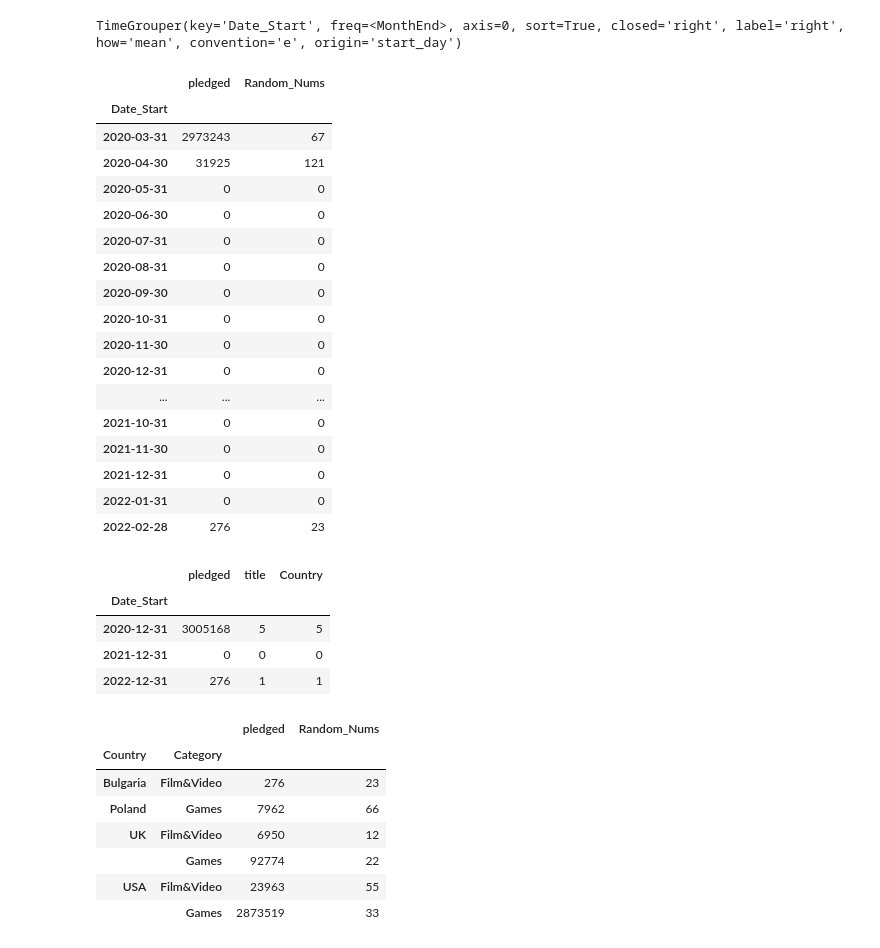
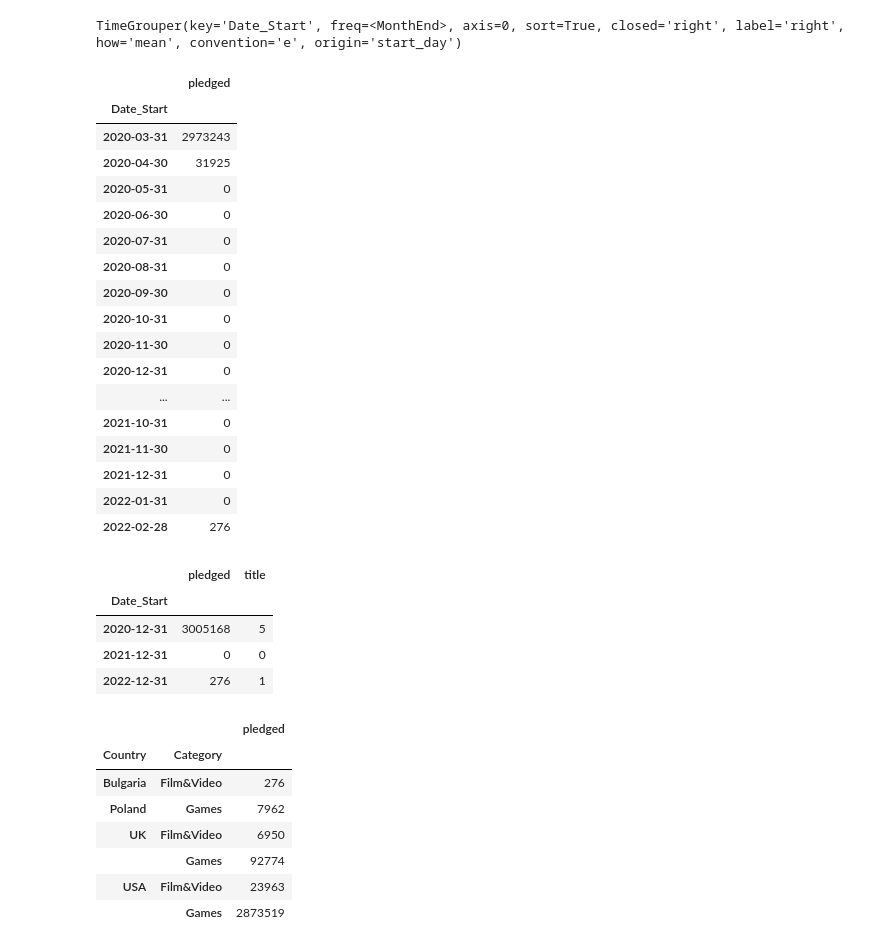
Before and after one commit to damians1982/somepandas, a Jupyter notebook: group_by.ipynb, the cells around one changed output. Drawn from its saved outputs; the diff is of its cells as text; code cells hidden in the pictures.

```diff
--- a/group_by.ipynb
+++ b/group_by.ipynb
@@ -18,6 +18,6 @@ random_nums = [22,33,66,23,55,12]
 #ta kolumna to moja inwencja (spoza kursu Kodilli, chcialem zobaczyc jak zadzialaja funkcje agregujace)
 # %%
-df = pd.DataFrame({'Category': category,'title':title,'pledged':pledged,'Country': country,'Date_Start': date_start,'Random_Nums':random_nums})
+df = pd.DataFrame({'Category': category,'title':title,'pledged':pledged,'Country': country,'Date_Start': date_start})
 # %%
 df
 # %% [output]
@@ -82,40 +82,40 @@ TimeGrouper(key='Date_Start', freq=<MonthEnd>, axis=0, sort=True, closed='right'
 # %%
 df.groupby(pd.Grouper(key='Date_Start',freq='M')).sum()
 # %% [output]
-|  | pledged | Random_Nums |
-| Date_Start |  |  |
-| 2020-03-31 | 2973243 | 67 |
-| 2020-04-30 | 31925 | 121 |
-| 2020-05-31 | 0 | 0 |
-| 2020-06-30 | 0 | 0 |
-| 2020-07-31 | 0 | 0 |
-| 2020-08-31 | 0 | 0 |
-| 2020-09-30 | 0 | 0 |
-| 2020-10-31 | 0 | 0 |
-| 2020-11-30 | 0 | 0 |
-| 2020-12-31 | 0 | 0 |
-| ... | ... | ... |
-| 2021-10-31 | 0 | 0 |
-| 2021-11-30 | 0 | 0 |
-| 2021-12-31 | 0 | 0 |
-| 2022-01-31 | 0 | 0 |
-| 2022-02-28 | 276 | 23 |
+|  | pledged |
+| Date_Start |  |
+| 2020-03-31 | 2973243 |
+| 2020-04-30 | 31925 |
+| 2020-05-31 | 0 |
+| 2020-06-30 | 0 |
+| 2020-07-31 | 0 |
+| 2020-08-31 | 0 |
+| 2020-09-30 | 0 |
+| 2020-10-31 | 0 |
+| 2020-11-30 | 0 |
+| 2020-12-31 | 0 |
+| ... | ... |
+| 2021-10-31 | 0 |
+| 2021-11-30 | 0 |
+| 2021-12-31 | 0 |
+| 2022-01-31 | 0 |
+| 2022-02-28 | 276 |
 # %%
-df.groupby(pd.Grouper(key='Date_Start',freq='Y')).agg({'pledged':'sum','title':'count','Country':'count'})
+df.groupby(pd.Grouper(key='Date_Start',freq='Y')).agg({'pledged':'sum','title':'count'})
 # %% [output]
-|  | pledged | title | Country |
-| Date_Start |  |  |  |
-| 2020-12-31 | 3005168 | 5 | 5 |
-| 2021-12-31 | 0 | 0 | 0 |
-| 2022-12-31 | 276 | 1 | 1 |
+|  | pledged | title |
+| Date_Start |  |  |
+| 2020-12-31 | 3005168 | 5 |
+| 2021-12-31 | 0 | 0 |
+| 2022-12-31 | 276 | 1 |
 # %%
 df.groupby(['Country','Category']).sum()
 # %% [output]
-|  |  | pledged | Random_Nums |
-| Country | Category |  |  |
-| Bulgaria | Film&Video | 276 | 23 |
-| Poland | Games | 7962 | 66 |
-| UK | Film&Video | 6950 | 12 |
-|  | Games | 92774 | 22 |
-| USA | Film&Video | 23963 | 55 |
-|  | Games | 2873519 | 33 |
+|  |  | pledged |
+| Country | Category |  |
+| Bulgaria | Film&Video | 276 |
+| Poland | Games | 7962 |
+| UK | Film&Video | 6950 |
+|  | Games | 92774 |
+| USA | Film&Video | 23963 |
+|  | Games | 2873519 |
```
Also changed, not shown: parts of 6 cells of this notebook, 1 other file.
